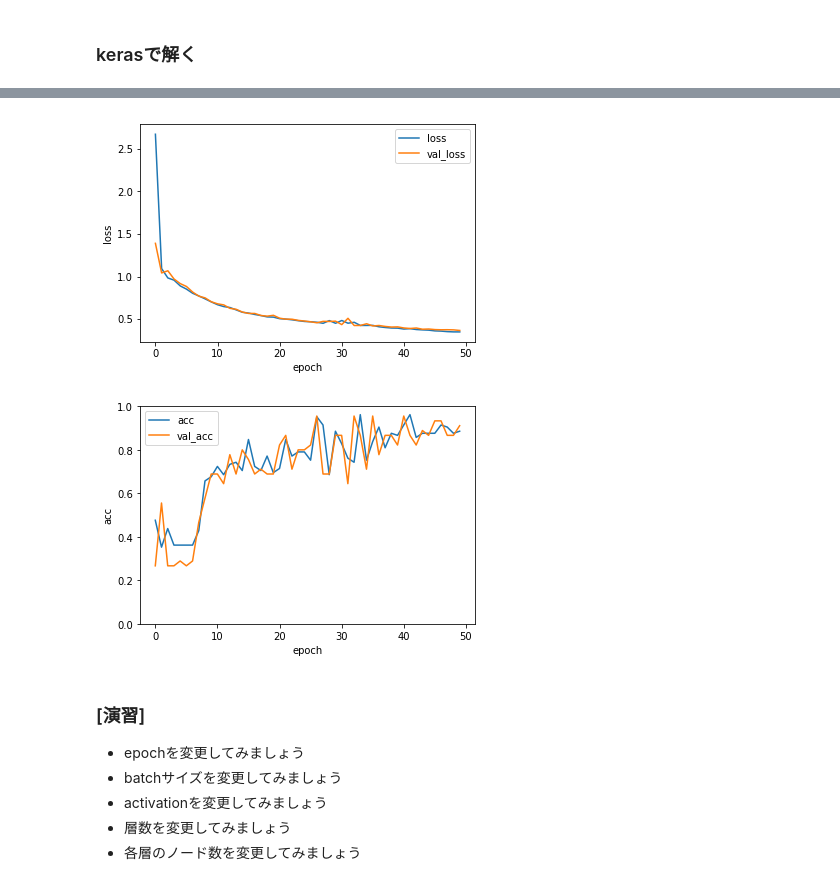
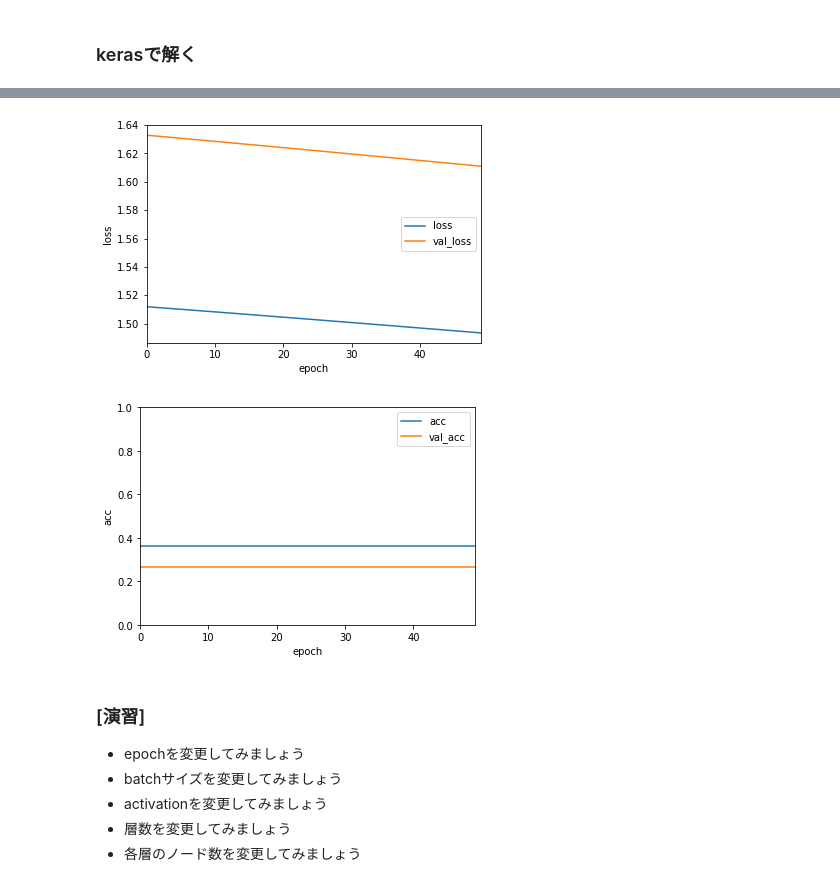
Before and after one commit to dychi/skillup-ai, a Jupyter notebook: Day3/2_notebook/9_NN_practice.ipynb, the cells around one changed output, grey strips where cells are left out. Cells and saved outputs as stored; diff of their text form; code cells hidden in the pictures.

```diff
--- a/Day3/2_notebook/9_NN_practice.ipynb
+++ b/Day3/2_notebook/9_NN_practice.ipynb
@@ -77,20 +76,20 @@ model.add(Dense(3, activation='softmax'))#最終層のactivationは変更しな
 
 # ------ 最適化手法 ------
 sgd = SGD(lr=0.01, momentum=0.9, nesterov=False)
-# rms = RMSprop(lr=0.01)
-# adag = Adagrad(lr=0.01)
-# adad = Adadelta(lr=0.01)
-# adam = Adam(lr=0.01)
+rms = RMSprop(lr=0.01)
+adag = Adagrad(lr=0.01)
+adad = Adadelta(lr=0.01)
+adam = Adam(lr=0.01)
 # -----------------------------
 
 model.compile(loss='categorical_crossentropy',
-              optimizer=sgd,
+              optimizer=adad,
               metrics=['accuracy'])
 # %%
 # 計算の実行
 fit = model.fit(X_train, y_train,
           epochs=50,
-          batch_size=20,validation_data=(X_test, y_test))
+          batch_size=40,validation_data=(X_test, y_test))
 
 # 各epochにおける損失と精度をdfに入れる
 df = pd.DataFrame(fit.history)
@@ -127,5 +126,5 @@ Epoch 50/50
-[figure, old version]
+[figure, new version]
-[figure, old version]
+[figure, new version]
 # %% [markdown]
 ### [演習]
 * epochを変更してみましょう
```
Also changed, not shown: parts of 6 cells of this notebook, 4 other files.
